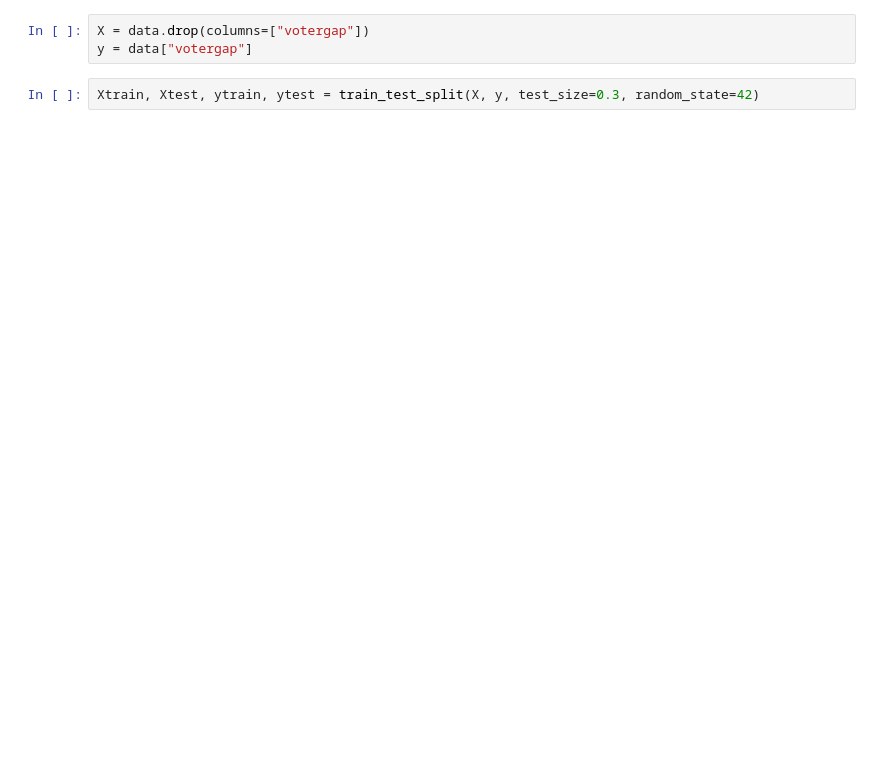
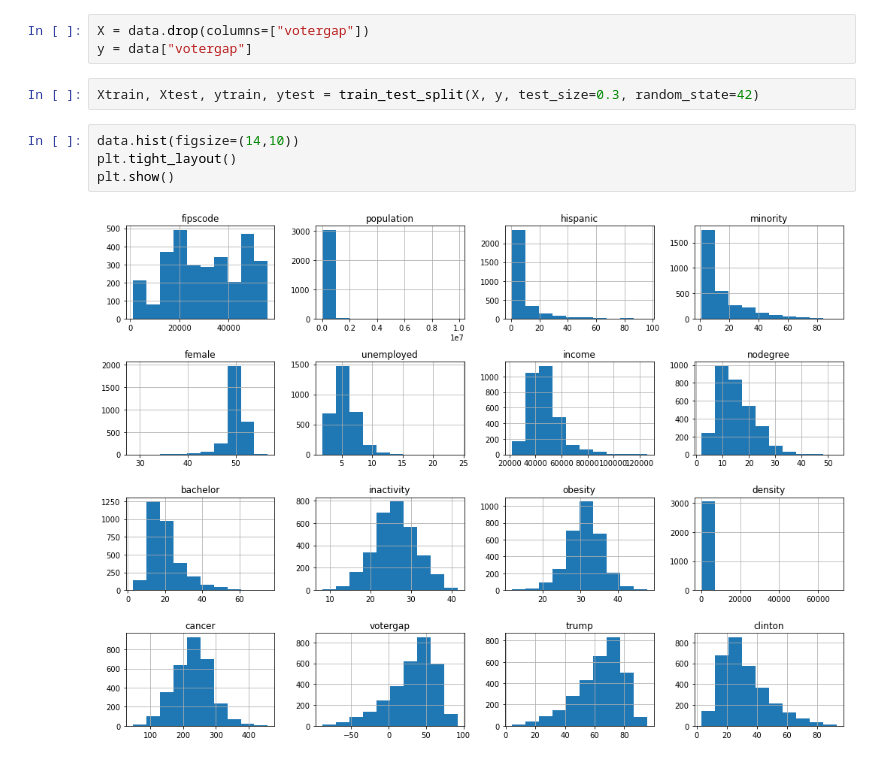
Before and after one commit to Dounya2710/ML, a Jupyter notebook: TP3_Decision_Trees_Random_Forests.ipynb, the cells around one changed output. Cells and saved outputs as stored; diff of their text form; blank space fills up the shorter version.

```diff
--- a/TP3_Decision_Trees_Random_Forests.ipynb
+++ b/TP3_Decision_Trees_Random_Forests.ipynb
@@ -30,3 +30,9 @@ X = data.drop(columns=["votergap"])
 y = data["votergap"]
 # %%
 Xtrain, Xtest, ytrain, ytest = train_test_split(X, y, test_size=0.3, random_state=42)
+# %%
+data.hist(figsize=(14,10))
+plt.tight_layout()
+plt.show()
+# %% [output]
+[figure, added]
```
Also changed, not shown: parts of 2 cells of this notebook.
